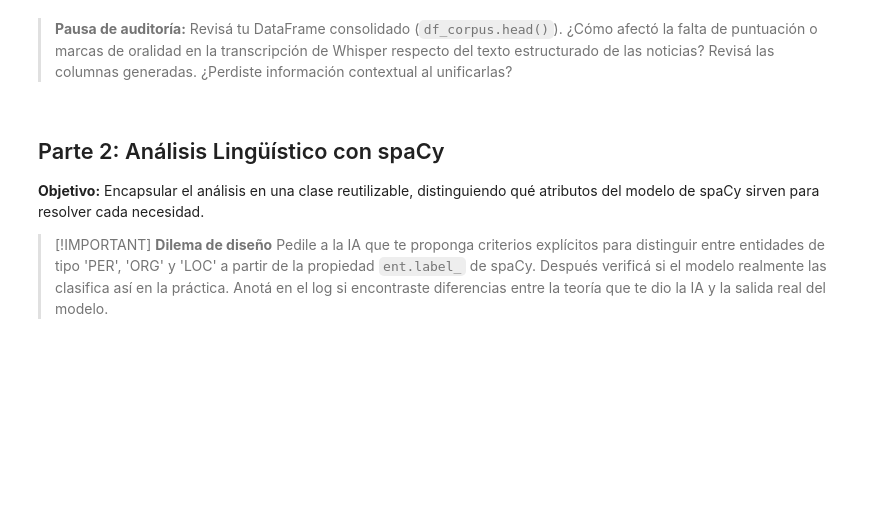
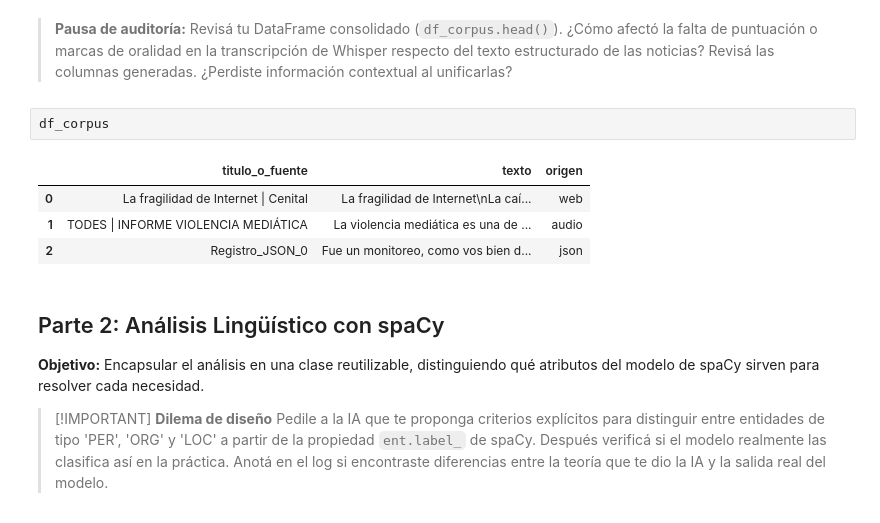
Before and after one commit to Sabri-Nang/sanches-sabrina-pln-1c-2026, a Jupyter notebook: TPI_1/TPI_1_Adquisicion_y_Analisis_Linguistico_resolucion.ipynb, the cells around one changed output. Cells and saved outputs as stored; diff of their text form; blank space fills up the shorter version.

```diff
--- a/TPI_1/TPI_1_Adquisicion_y_Analisis_Linguistico_resolucion.ipynb
+++ b/TPI_1/TPI_1_Adquisicion_y_Analisis_Linguistico_resolucion.ipynb
@@ -114,6 +624,13 @@ def unificar_corpus(datos_web, datos_audio, datos_json):
 # %% [markdown]
 > **Pausa de auditoría:**
 > Revisá tu DataFrame consolidado (`df_corpus.head()`). ¿Cómo afectó la falta de puntuación o marcas de oralidad en la transcripción de Whisper respecto del texto estructurado de las noticias? Revisá las columnas generadas. ¿Perdiste información contextual al unificarlas?
+# %%
+df_corpus
+# %% [output]
+|  | titulo_o_fuente | texto | origen |
+| 0 | La fragilidad de Internet | Cenital | La fragilidad de Internet\nLa caí... | web |
+| 1 | TODES | INFORME VIOLENCIA MEDIÁTICA | La violencia mediática es una de ... | audio |
+| 2 | Registro_JSON_0 | Fue un monitoreo, como vos bien d... | json |
 # %% [markdown]
 ## Parte 2: Análisis Lingüístico con spaCy
 
```
Also changed, not shown: parts of 20 cells of this notebook.
